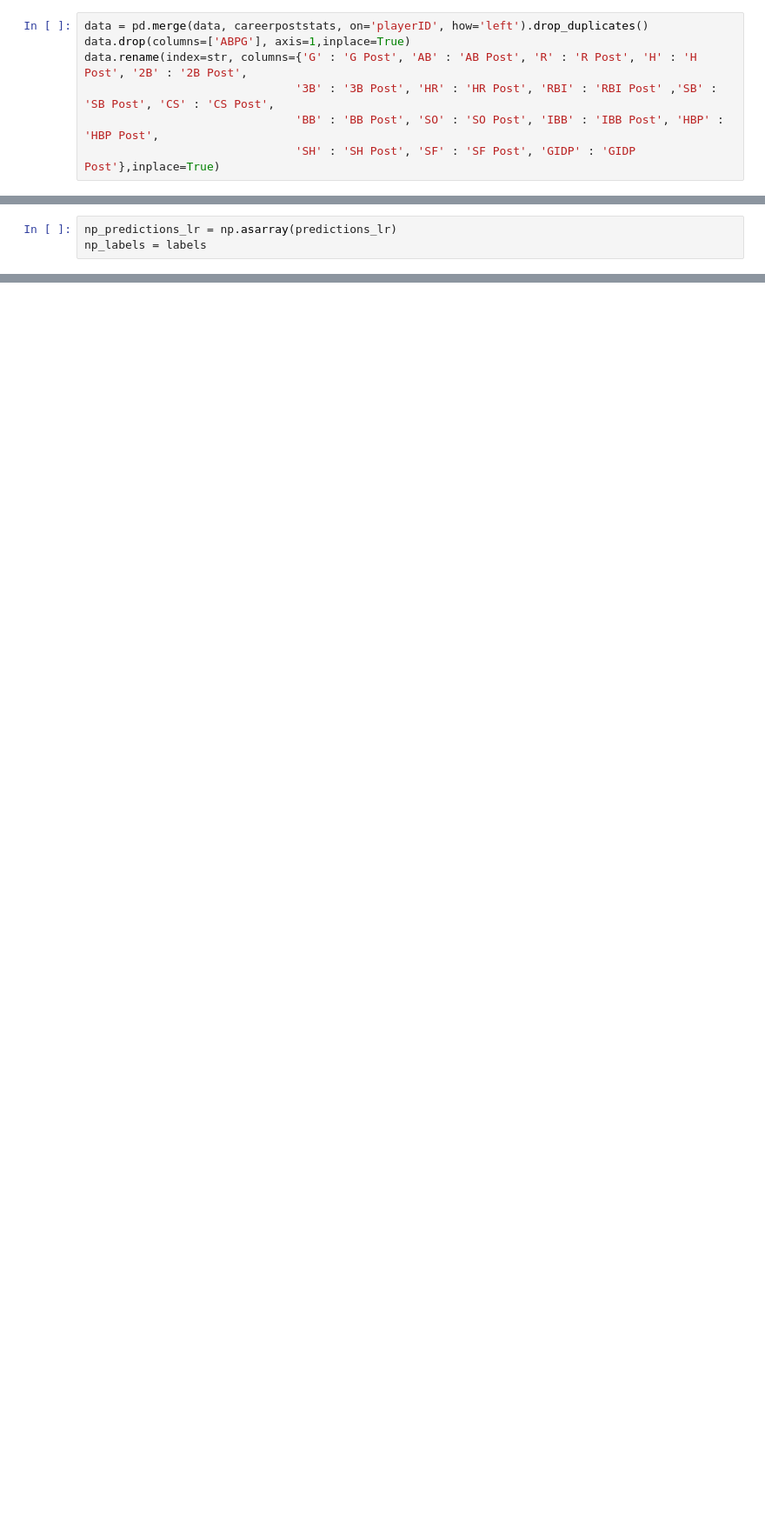
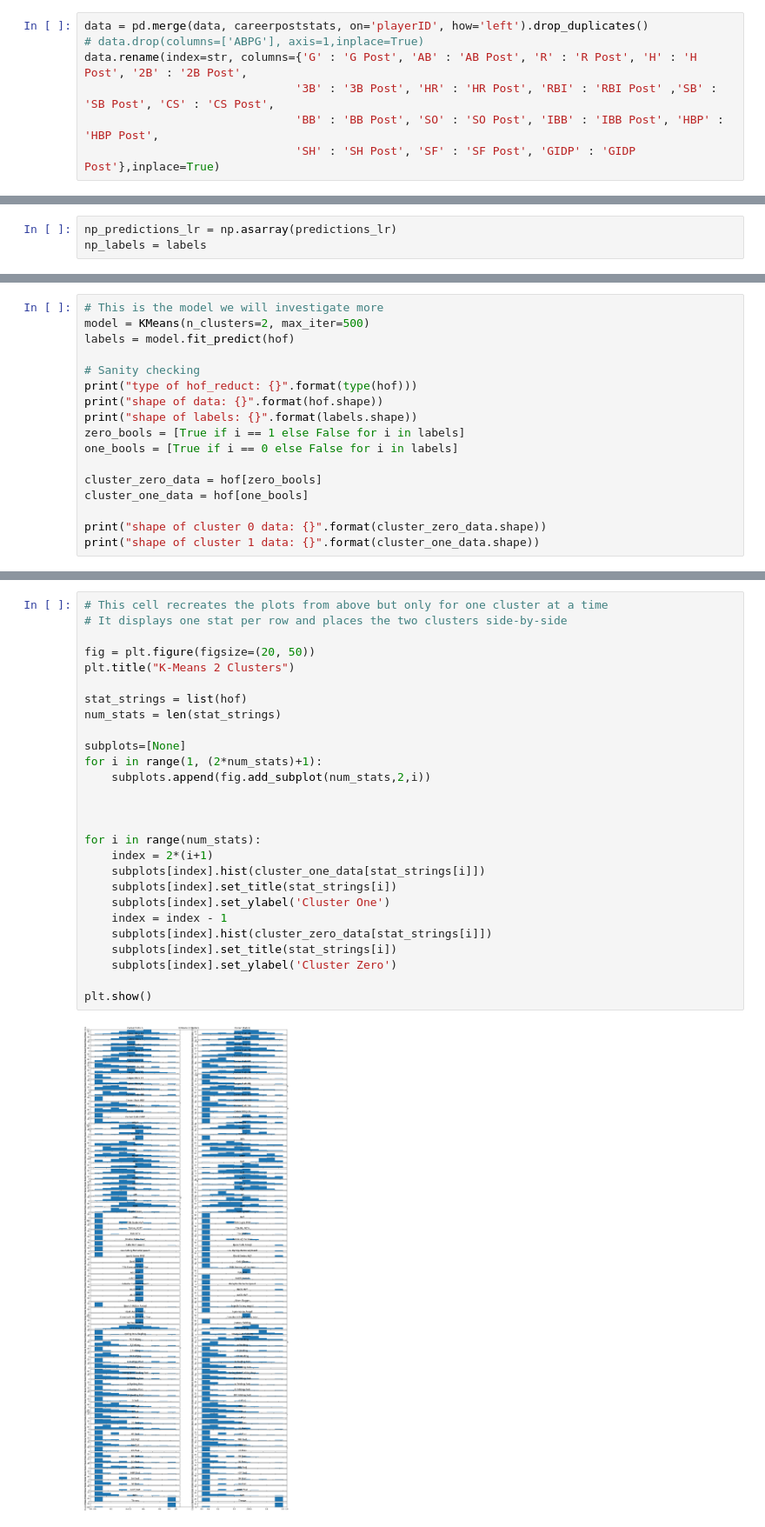
Before and after one commit to simonbe-unc/recursive-bambino, a Jupyter notebook: Baseball Project.ipynb, the cells around one changed output, grey strips where cells are left out. Shown at 87% size. Drawn from its saved outputs; the diff is of its cells as text; blank space fills up the shorter version.

```diff
--- a/Baseball Project.ipynb
+++ b/Baseball Project.ipynb
@@ -223,7 +202,7 @@ data.rename(index=str, columns={'G' : 'G Fielding Post', 'GS' : 'GS Fielding Pos
                                'DP' : 'DP Fielding Post'},inplace=True)
 # %%
 data = pd.merge(data, careerpoststats, on='playerID', how='left').drop_duplicates()
-data.drop(columns=['ABPG'], axis=1,inplace=True)
+# data.drop(columns=['ABPG'], axis=1,inplace=True)
 data.rename(index=str, columns={'G' : 'G Post', 'AB' : 'AB Post', 'R' : 'R Post', 'H' : 'H Post', '2B' : '2B Post',
                                '3B' : '3B Post', 'HR' : 'HR Post', 'RBI' : 'RBI Post' ,'SB' : 'SB Post', 'CS' : 'CS Post',
                                'BB' : 'BB Post', 'SO' : 'SO Post', 'IBB' : 'IBB Post', 'HBP' : 'HBP Post',
@@ -589,0 +844,17 @@ clf.score(X, y)
+# %%
+# This is the model we will investigate more
+model = KMeans(n_clusters=2, max_iter=500)
+labels = model.fit_predict(hof)
+
+# Sanity checking
+print("type of hof_reduct: {}".format(type(hof)))
+print("shape of data: {}".format(hof.shape))
+print("shape of labels: {}".format(labels.shape))
+zero_bools = [True if i == 1 else False for i in labels]
+one_bools = [True if i == 0 else False for i in labels]
+
+cluster_zero_data = hof[zero_bools]
+cluster_one_data = hof[one_bools]
+
+print("shape of cluster 0 data: {}".format(cluster_zero_data.shape))
+print("shape of cluster 1 data: {}".format(cluster_one_data.shape))
@@ -589,0 +867,29 @@ clf.score(X, y)
+# %%
+# This cell recreates the plots from above but only for one cluster at a time
+# It displays one stat per row and places the two clusters side-by-side
+
+fig = plt.figure(figsize=(20, 50))
+plt.title("K-Means 2 Clusters")
+
+stat_strings = list(hof)
+num_stats = len(stat_strings)
+
+subplots=[None]
+for i in range(1, (2*num_stats)+1):
+    subplots.append(fig.add_subplot(num_stats,2,i))
+
+
+
+for i in range(num_stats):
+    index = 2*(i+1)
+    subplots[index].hist(cluster_one_data[stat_strings[i]])
+    subplots[index].set_title(stat_strings[i])
+    subplots[index].set_ylabel('Cluster One')
+    index = index - 1
+    subplots[index].hist(cluster_zero_data[stat_strings[i]])
+    subplots[index].set_title(stat_strings[i])
+    subplots[index].set_ylabel('Cluster Zero')
+
+plt.show()
+# %% [output]
+[figure, added]
```
Also changed, not shown: parts of 59 cells of this notebook.
